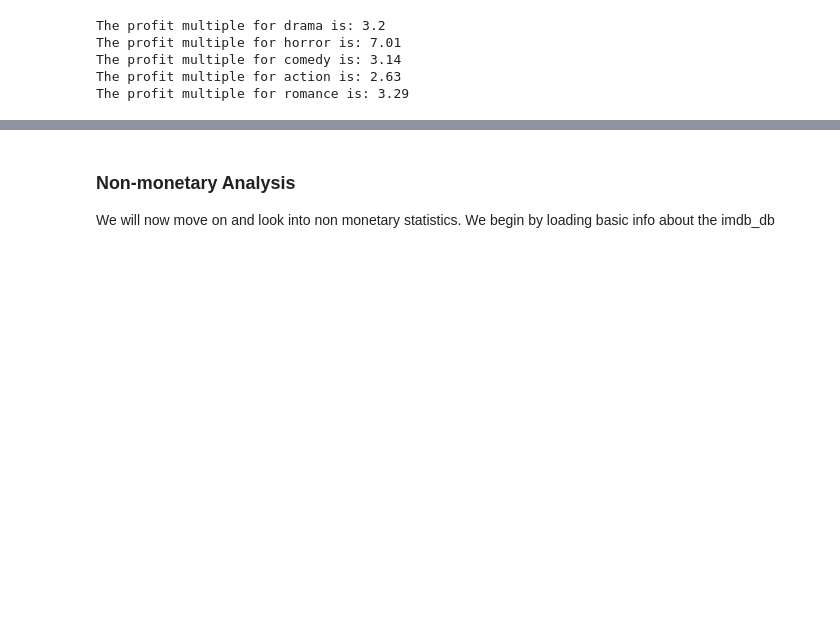
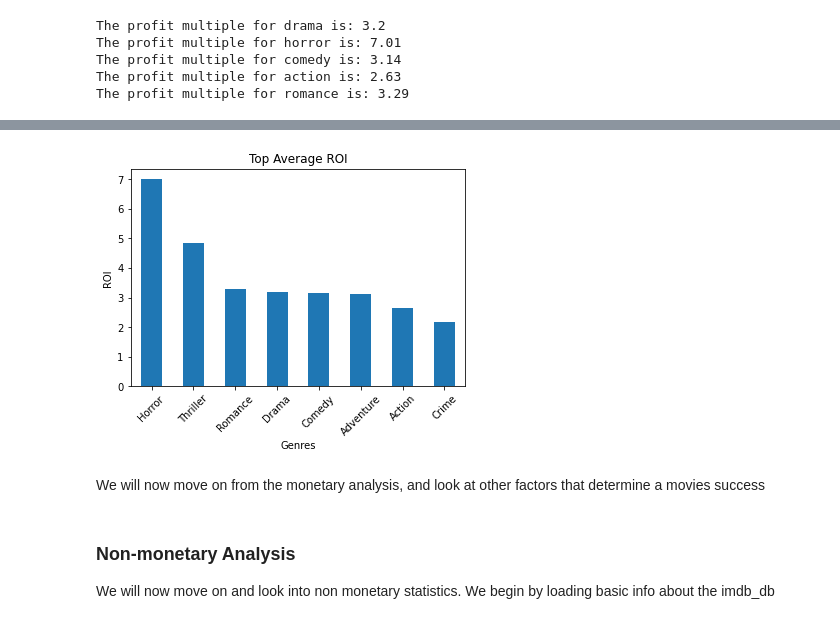
Before and after one commit to joshuaedelstein15/Phase1_Project, a Jupyter notebook: Movie_Analysis.ipynb, the cells around one changed output, grey strips where cells are left out. Drawn from its saved outputs; the diff is of its cells as text; code cells hidden in the pictures; blank space fills up the shorter version.

```diff
--- a/Movie_Analysis.ipynb
+++ b/Movie_Analysis.ipynb
@@ -538,0 +526,3 @@ We will now move on from the monetary analysis, and look at other factors that d
+# %%
+top_roi = round(main_genres.ROI.sort_values(ascending= False),2)
+top_roi
@@ -539,3 +540,13 @@ We will now move on from the monetary analysis, and look at other factors that d
+# %%
+top_roi.plot(kind='bar')
+plt.xlabel('Genres')
+plt.xticks(rotation=45)
+plt.ylabel('ROI')
+plt.title("Top Average ROI");
+# %% [output]
+[figure, added]
+# %% [markdown]
+We will now move on from the monetary analysis, and look at other factors that determine a movies success
 # %% [markdown]
 ### Non-monetary Analysis
 We will now move on and look into non monetary statistics. We begin by loading basic info about the imdb_db
```
Also changed, not shown: parts of 36 cells of this notebook, 3 other files.
